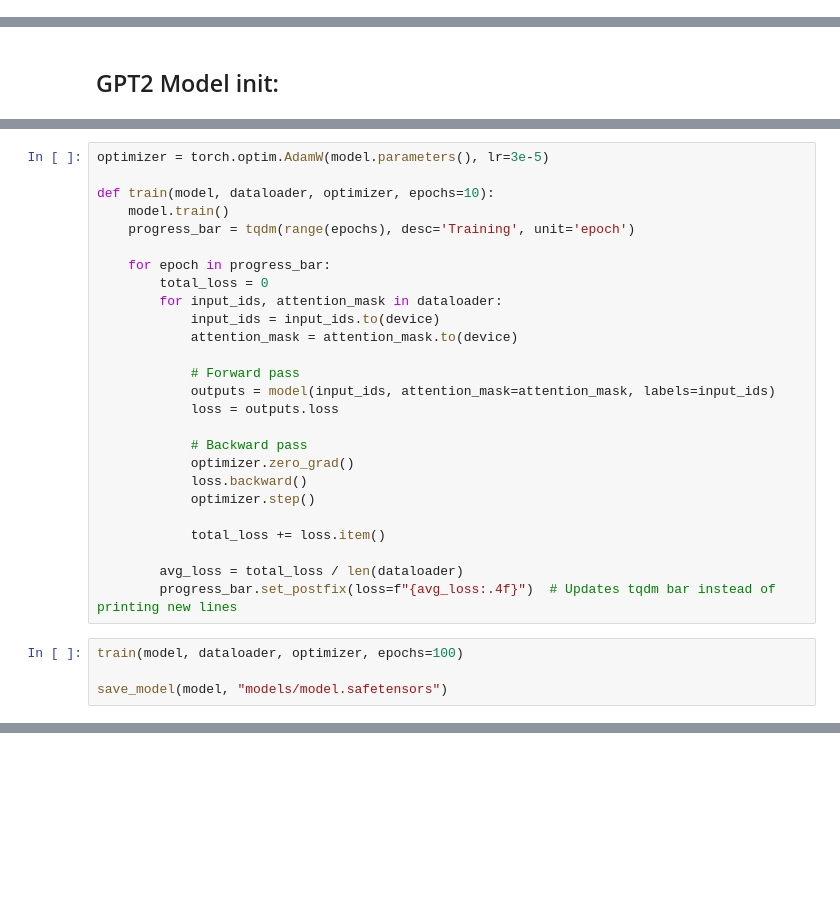
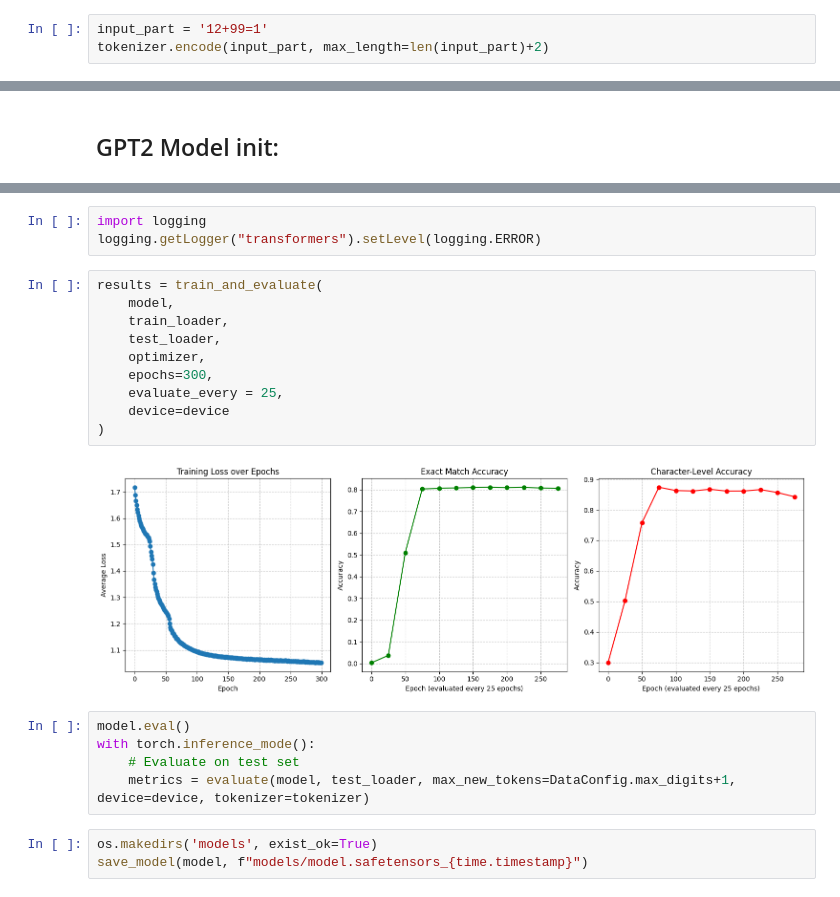
Before and after one commit to MostHumble/Gpt2Adds, a Jupyter notebook: Gpt2Adds.ipynb, the cells around one changed output, grey strips where cells are left out. Cells and saved outputs as stored; diff of their text form; blank space fills up the shorter version.

```diff
--- a/Gpt2Adds.ipynb
+++ b/Gpt2Adds.ipynb
@@ -36,0 +62,3 @@ tokenizer = SimpleTokenizer()
+# %%
+input_part = '12+99=1'
+tokenizer.encode(input_part, max_length=len(input_part)+2)
@@ -75,33 +258,3 @@ model = GPT2LMHeadModel(config)
 device = "cuda" if torch.cuda.is_available() else "cpu"
 
 model = model.to(device)
-# %%
-optimizer = torch.optim.AdamW(model.parameters(), lr=3e-5)
-
-def train(model, dataloader, optimizer, epochs=10):
-    model.train()
-    progress_bar = tqdm(range(epochs), desc='Training', unit='epoch')
-
-    for epoch in progress_bar:
-        total_loss = 0
-        for input_ids, attention_mask in dataloader:
-            input_ids = input_ids.to(device)
-            attention_mask = attention_mask.to(device)
-
-            # Forward pass
-            outputs = model(input_ids, attention_mask=attention_mask, labels=input_ids)
-            loss = outputs.loss
-
-            # Backward pass
-            optimizer.zero_grad()
-            loss.backward()
-            optimizer.step()
-
-            total_loss += loss.item()
-
-        avg_loss = total_loss / len(dataloader)
-        progress_bar.set_postfix(loss=f"{avg_loss:.4f}")  # Updates tqdm bar instead of printing new lines
-# %%
-train(model, dataloader, optimizer, epochs=100)
-
-save_model(model, "models/model.safetensors")
@@ -108,3 +450,26 @@ save_model(model, "models/model.safetensors")
+# %%
+import logging
+logging.getLogger("transformers").setLevel(logging.ERROR)
+# %%
+results = train_and_evaluate(
+    model,
+    train_loader,
+    test_loader,
+    optimizer,
+    epochs=300,
+    evaluate_every = 25,
+    device=device
+)
+# %% [output]
+[figure, added]
+# %%
+model.eval()
+with torch.inference_mode():
+    # Evaluate on test set
+    metrics = evaluate(model, test_loader, max_new_tokens=DataConfig.max_digits+1, device=device, tokenizer=tokenizer)
+# %%
+os.makedirs('models', exist_ok=True)
+save_model(model, f"models/model.safetensors_{time.timestamp}")
 # %%
 load_model(model, "models/model.safetensors")
 model.eval()
```
Also changed, not shown: parts of 17 cells of this notebook.
